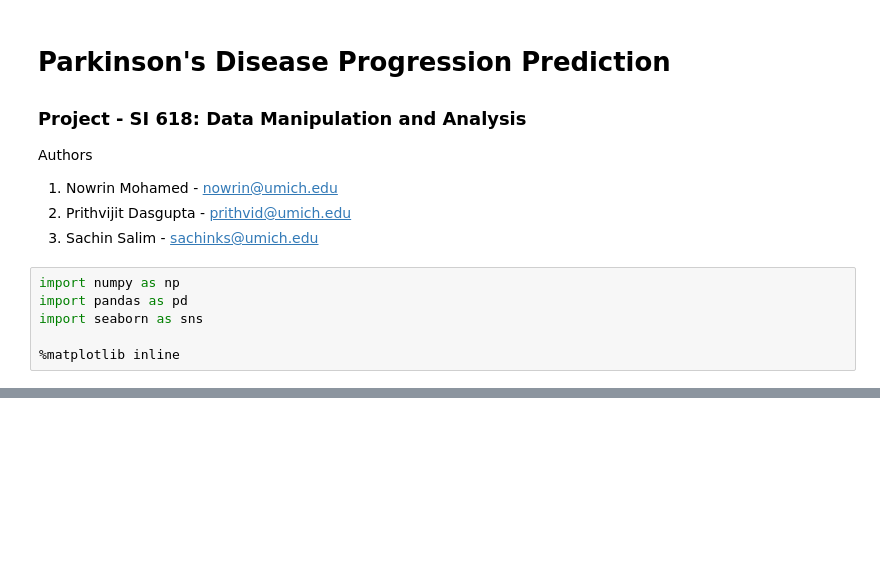
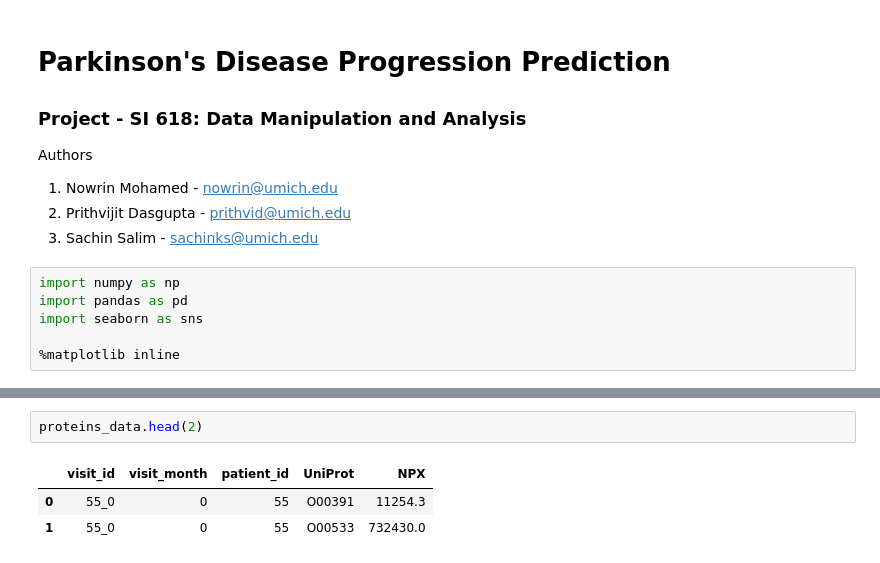
Before and after one commit to prithvidasgupta/si-618-parkinson-prediction, a Jupyter notebook: main.ipynb, the cells around one changed output, grey strips where cells are left out. Saved outputs shown, nothing was run; the diff lists cells and outputs as text; blank space fills up the shorter version.

```diff
--- a/main.ipynb
+++ b/main.ipynb
@@ -39,0 +34,6 @@ train_clinical_data.head()
+# %%
+proteins_data.head(2)
+# %% [output]
+|  | visit_id | visit_month | patient_id | UniProt | NPX |
+| 0 | 55_0 | 0 | 55 | O00391 | 11254.3 |
+| 1 | 55_0 | 0 | 55 | O00533 | 732430.0 |
```
Also changed, not shown: parts of 20 cells of this notebook.
